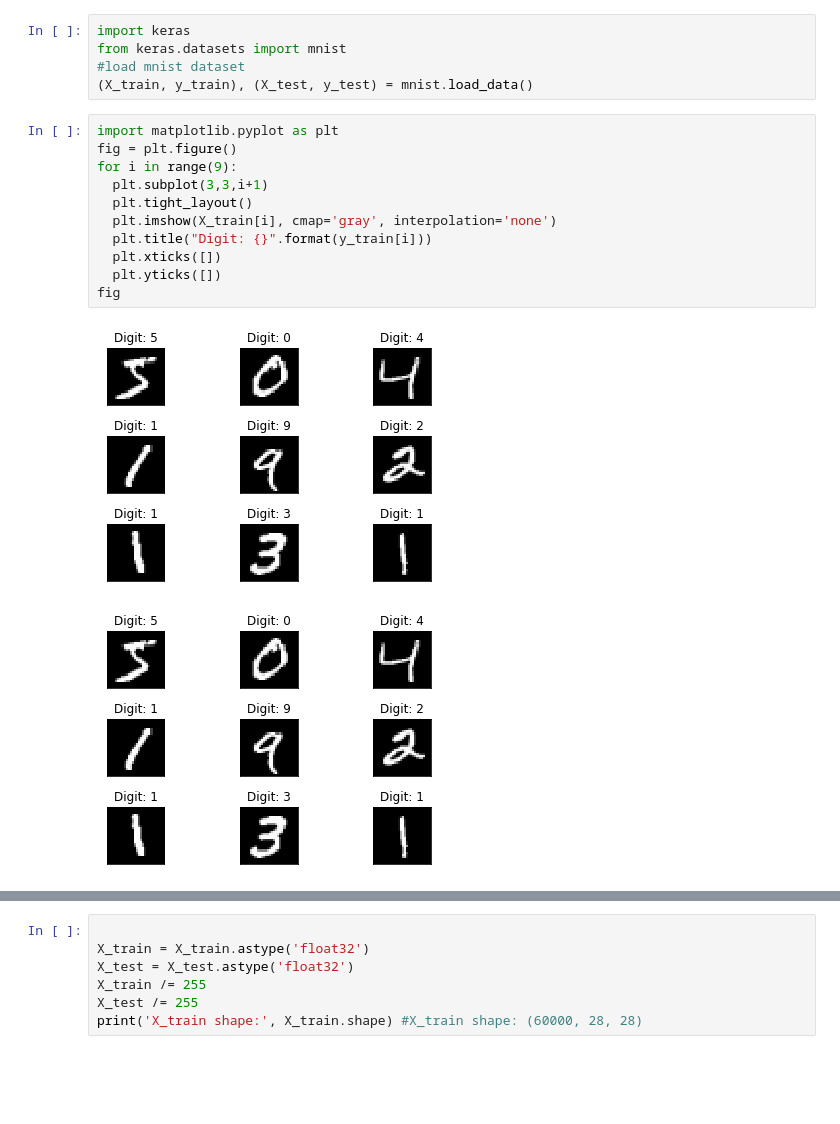
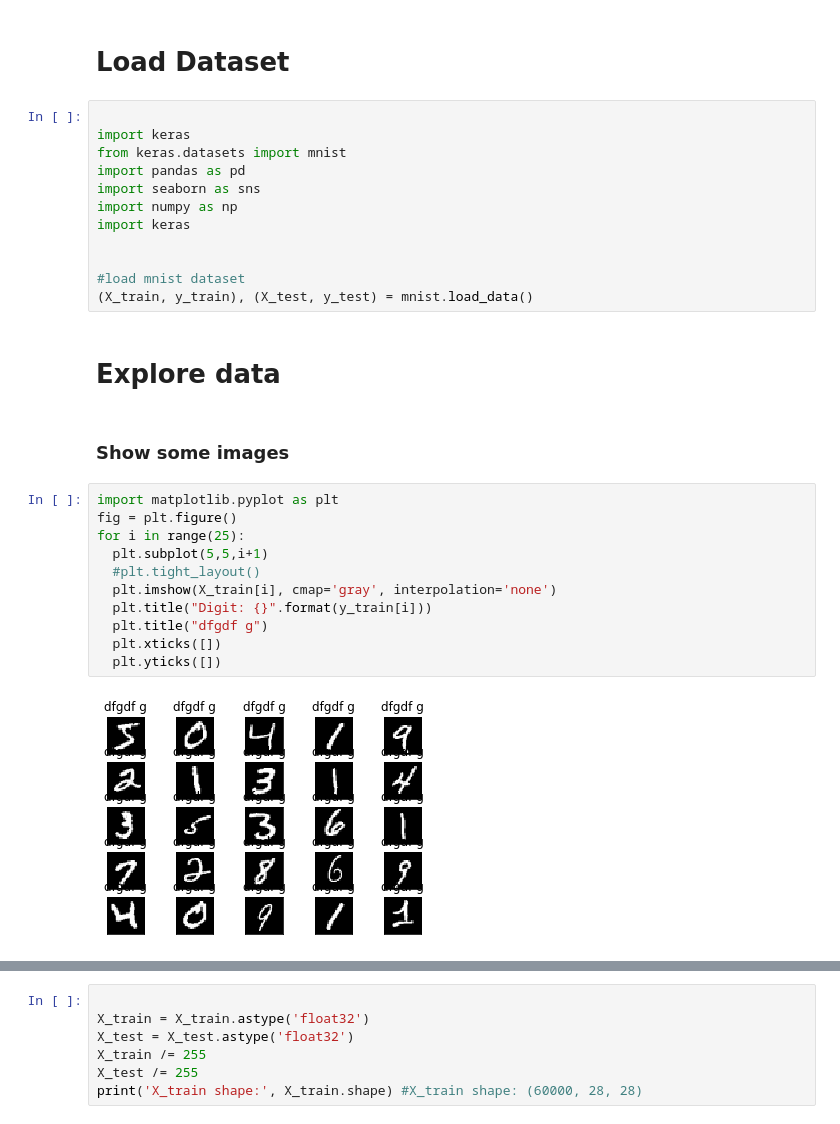
Before and after one commit to alejomaar/Machine-Learning-Zoomcamp, a Jupyter notebook: Capstone 1/notebook.ipynb, the cells around one changed output, grey strips where cells are left out. Drawn from its saved outputs; the diff is of its cells as text; blank space fills up the shorter version.

```diff
--- a/Capstone 1/notebook.ipynb
+++ b/Capstone 1/notebook.ipynb
@@ -1,19 +11,31 @@
+# %% [markdown]
+# Load Dataset
 # %%
+
 import keras
 from keras.datasets import mnist
+import pandas as pd
+import seaborn as sns
+import numpy as np
+import keras
+
+
 #load mnist dataset
 (X_train, y_train), (X_test, y_test) = mnist.load_data()
+# %% [markdown]
+# Explore data
+# %% [markdown]
+### Show some images
 # %%
 import matplotlib.pyplot as plt
 fig = plt.figure()
-for i in range(9):
-  plt.subplot(3,3,i+1)
-  plt.tight_layout()
+for i in range(25):
+  plt.subplot(5,5,i+1)
+  #plt.tight_layout()
   plt.imshow(X_train[i], cmap='gray', interpolation='none')
   plt.title("Digit: {}".format(y_train[i]))
+  plt.title("dfgdf g")
   plt.xticks([])
   plt.yticks([])
-fig
 # %% [output]
-[figure, old version]
+[figure, new version]
-[figure, removed]
```
Also changed, not shown: parts of 31 cells of this notebook.
